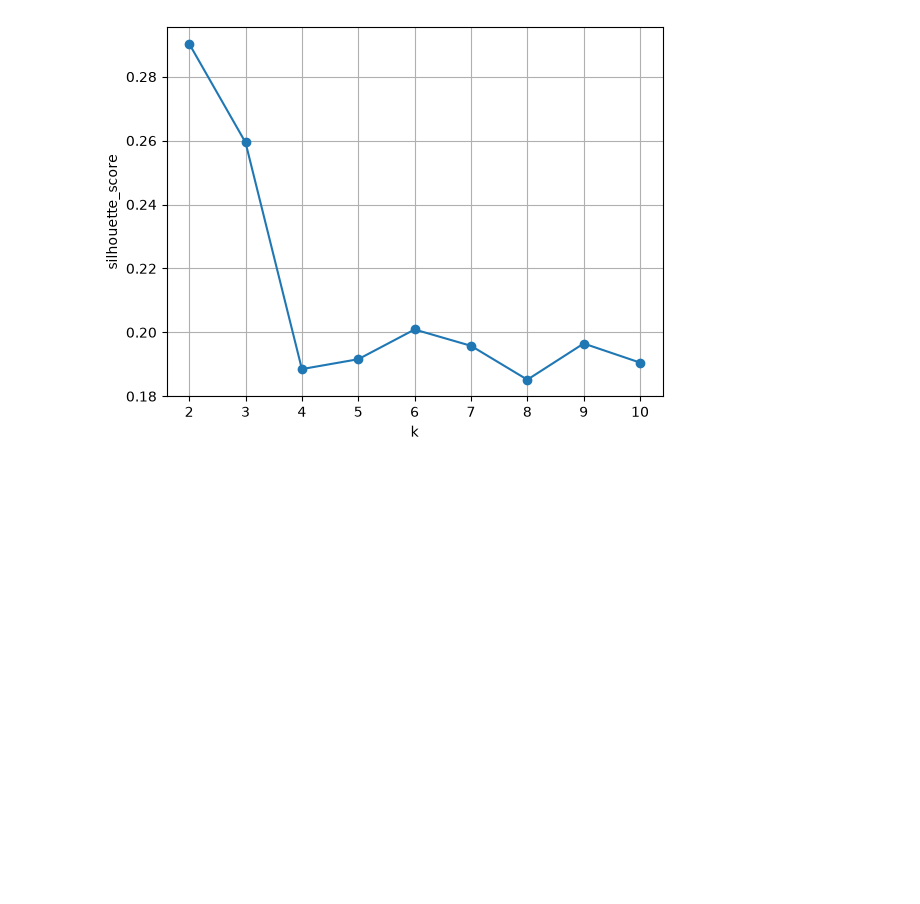
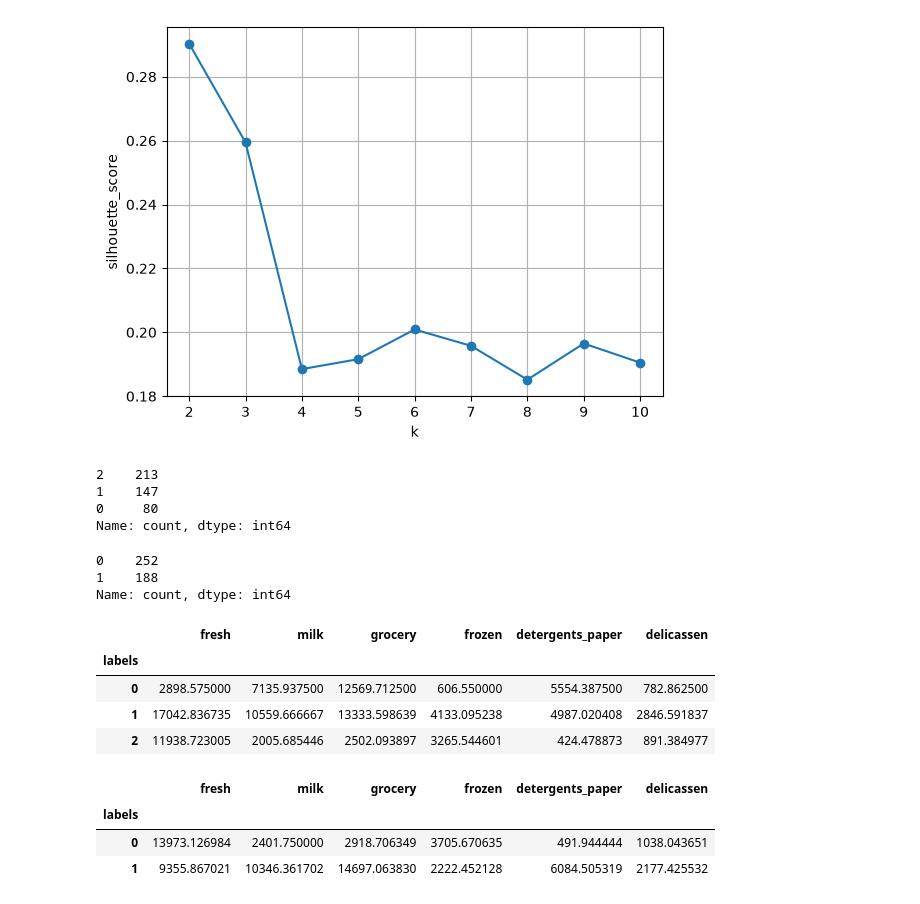
Before and after one commit to Kartikshard/Whole-Sale-Customer-Segmentation, a Jupyter notebook: notebooks/01_EDA.ipynb, the cells around one changed output. Drawn from its saved outputs; the diff is of its cells as text; code cells hidden in the pictures; blank space fills up the shorter version.

Commit message:
Compared ouputs of both and derived best k value

```diff
--- a/notebooks/01_EDA.ipynb
+++ b/notebooks/01_EDA.ipynb
@@ -278,0 +285,13 @@ plt.grid()
+# %%
+pd.Series(labels_3).value_counts()
+# %% [output]
+2    213
+1    147
+0     80
+Name: count, dtype: int64
+# %%
+pd.Series(labels_2).value_counts()
+# %% [output]
+0    252
+1    188
+Name: count, dtype: int64
@@ -278,0 +305,15 @@ plt.grid()
+# %%
+clusteer_3.groupby('labels').mean()
+# %% [output]
+|  | fresh | milk | grocery | frozen | detergents_paper | delicassen |
+| labels |  |  |  |  |  |  |
+| 0 | 2898.575000 | 7135.937500 | 12569.712500 | 606.550000 | 5554.387500 | 782.862500 |
+| 1 | 17042.836735 | 10559.666667 | 13333.598639 | 4133.095238 | 4987.020408 | 2846.591837 |
+| 2 | 11938.723005 | 2005.685446 | 2502.093897 | 3265.544601 | 424.478873 | 891.384977 |
+# %%
+cluster_2.groupby('labels').mean()
+# %% [output]
+|  | fresh | milk | grocery | frozen | detergents_paper | delicassen |
+| labels |  |  |  |  |  |  |
+| 0 | 13973.126984 | 2401.750000 | 2918.706349 | 3705.670635 | 491.944444 | 1038.043651 |
+| 1 | 9355.867021 | 10346.361702 | 14697.063830 | 2222.452128 | 6084.505319 | 2177.425532 |
```
Also changed, not shown: parts of 7 cells of this notebook.
